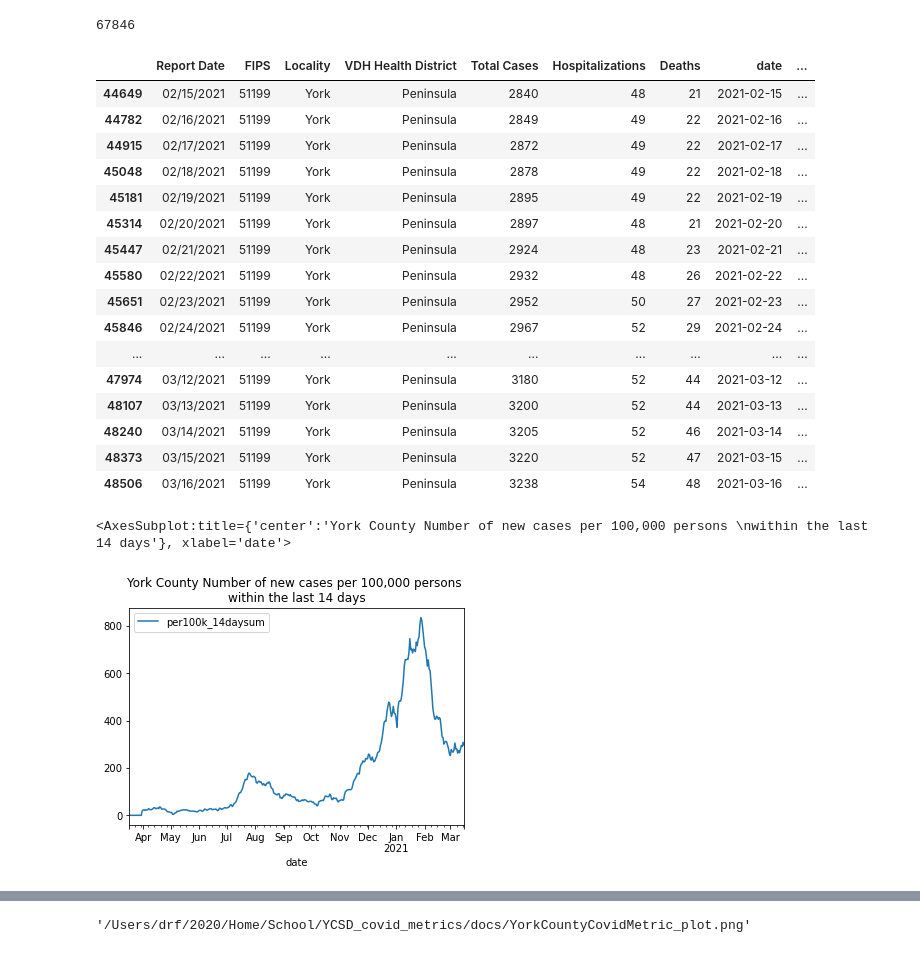
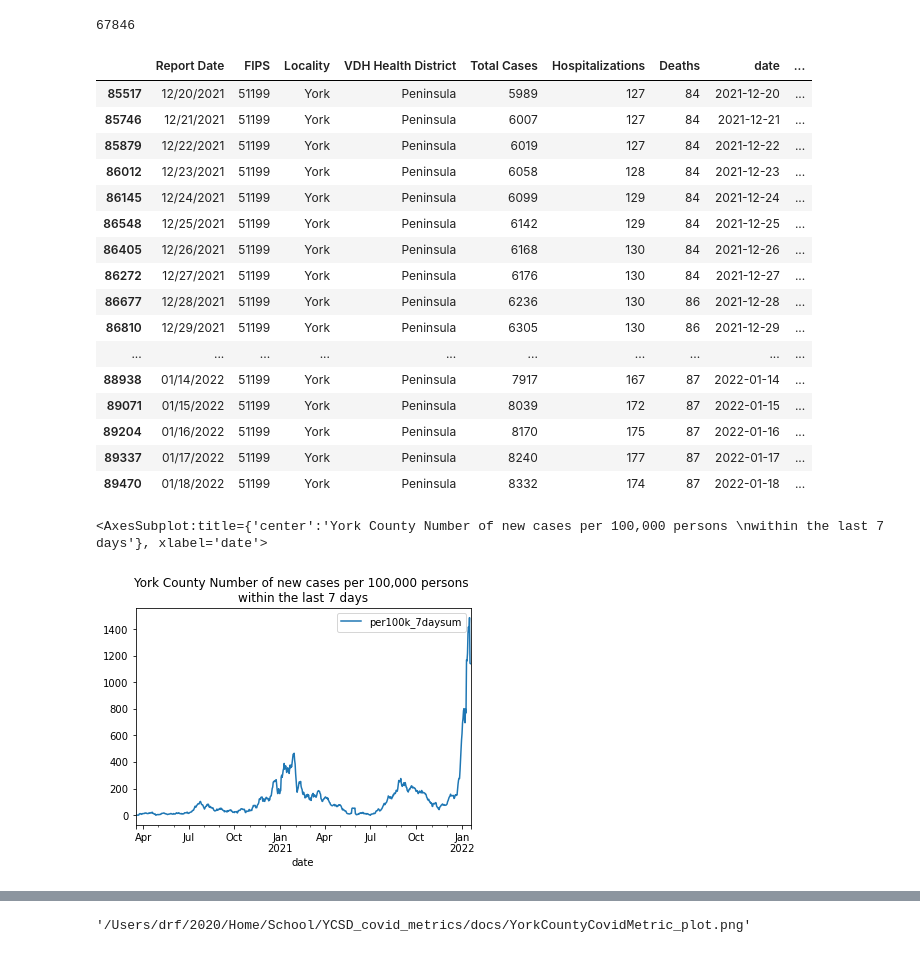
Before and after one commit to drf5n/YCSD_covid_metrics, a Jupyter notebook: YorkCountyCovidMetric.ipynb, the cells around one changed output, grey strips where cells are left out. Drawn from its saved outputs; the diff is of its cells as text; code cells hidden in the pictures.

```diff
--- a/YorkCountyCovidMetric.ipynb
+++ b/YorkCountyCovidMetric.ipynb
@@ -145,7 +127,6 @@ display("VDH_pop: ",VDH_pop)
 
 
 dfy = df[df['Locality']=='York'].copy()
-dfy['per100k_14daysum']=dfy['TC_sum14']*100000/68280
 dfy['per100k_14daysum']=dfy['TC_sum14']*100000/VDH_pop
 dfy['per100k_7daysum']=dfy['TC_sum7']*100000/VDH_pop
 
@@ -173,27 +154,27 @@ if 0:
 dfy.tail(30)
 # %% [output]
 |  | Report Date | FIPS | Locality | VDH Health District | Total Cases | Hospitalizations | Deaths | date | ... |
-| 44649 | 02/15/2021 | 51199 | York | Peninsula | 2840 | 48 | 21 | 2021-02-15 | ... |
-| 44782 | 02/16/2021 | 51199 | York | Peninsula | 2849 | 49 | 22 | 2021-02-16 | ... |
-| 44915 | 02/17/2021 | 51199 | York | Peninsula | 2872 | 49 | 22 | 2021-02-17 | ... |
-| 45048 | 02/18/2021 | 51199 | York | Peninsula | 2878 | 49 | 22 | 2021-02-18 | ... |
-| 45181 | 02/19/2021 | 51199 | York | Peninsula | 2895 | 49 | 22 | 2021-02-19 | ... |
-| 45314 | 02/20/2021 | 51199 | York | Peninsula | 2897 | 48 | 21 | 2021-02-20 | ... |
-| 45447 | 02/21/2021 | 51199 | York | Peninsula | 2924 | 48 | 23 | 2021-02-21 | ... |
-| 45580 | 02/22/2021 | 51199 | York | Peninsula | 2932 | 48 | 26 | 2021-02-22 | ... |
-| 45651 | 02/23/2021 | 51199 | York | Peninsula | 2952 | 50 | 27 | 2021-02-23 | ... |
-| 45846 | 02/24/2021 | 51199 | York | Peninsula | 2967 | 52 | 29 | 2021-02-24 | ... |
+| 85517 | 12/20/2021 | 51199 | York | Peninsula | 5989 | 127 | 84 | 2021-12-20 | ... |
+| 85746 | 12/21/2021 | 51199 | York | Peninsula | 6007 | 127 | 84 | 2021-12-21 | ... |
+| 85879 | 12/22/2021 | 51199 | York | Peninsula | 6019 | 127 | 84 | 2021-12-22 | ... |
+| 86012 | 12/23/2021 | 51199 | York | Peninsula | 6058 | 128 | 84 | 2021-12-23 | ... |
+| 86145 | 12/24/2021 | 51199 | York | Peninsula | 6099 | 129 | 84 | 2021-12-24 | ... |
+| 86548 | 12/25/2021 | 51199 | York | Peninsula | 6142 | 129 | 84 | 2021-12-25 | ... |
+| 86405 | 12/26/2021 | 51199 | York | Peninsula | 6168 | 130 | 84 | 2021-12-26 | ... |
+| 86272 | 12/27/2021 | 51199 | York | Peninsula | 6176 | 130 | 84 | 2021-12-27 | ... |
+| 86677 | 12/28/2021 | 51199 | York | Peninsula | 6236 | 130 | 86 | 2021-12-28 | ... |
+| 86810 | 12/29/2021 | 51199 | York | Peninsula | 6305 | 130 | 86 | 2021-12-29 | ... |
 | ... | ... | ... | ... | ... | ... | ... | ... | ... | ... |
-| 47974 | 03/12/2021 | 51199 | York | Peninsula | 3180 | 52 | 44 | 2021-03-12 | ... |
-| 48107 | 03/13/2021 | 51199 | York | Peninsula | 3200 | 52 | 44 | 2021-03-13 | ... |
-| 48240 | 03/14/2021 | 51199 | York | Peninsula | 3205 | 52 | 46 | 2021-03-14 | ... |
-| 48373 | 03/15/2021 | 51199 | York | Peninsula | 3220 | 52 | 47 | 2021-03-15 | ... |
-| 48506 | 03/16/2021 | 51199 | York | Peninsula | 3238 | 54 | 48 | 2021-03-16 | ... |
+| 88938 | 01/14/2022 | 51199 | York | Peninsula | 7917 | 167 | 87 | 2022-01-14 | ... |
+| 89071 | 01/15/2022 | 51199 | York | Peninsula | 8039 | 172 | 87 | 2022-01-15 | ... |
+| 89204 | 01/16/2022 | 51199 | York | Peninsula | 8170 | 175 | 87 | 2022-01-16 | ... |
+| 89337 | 01/17/2022 | 51199 | York | Peninsula | 8240 | 177 | 87 | 2022-01-17 | ... |
+| 89470 | 01/18/2022 | 51199 | York | Peninsula | 8332 | 174 | 87 | 2022-01-18 | ... |
 # %%
-ph = dfy.plot(y='per100k_14daysum',x='date',title="York County Number of new cases per 100,000 persons \nwithin the last 14 days")
+ph = dfy.plot(y='per100k_7daysum',x='date',title="York County Number of new cases per 100,000 persons \nwithin the last 7 days")
 
 ph
 # %% [output]
-<AxesSubplot:title={'center':'York County Number of new cases per 100,000 persons \nwithin the last 14 days'}, xlabel='date'>
+<AxesSubplot:title={'center':'York County Number of new cases per 100,000 persons \nwithin the last 7 days'}, xlabel='date'>
-[figure, old version]
+[figure, new version]
 # %%
```
Also changed, not shown: parts of 6 cells of this notebook, 10 other files.
